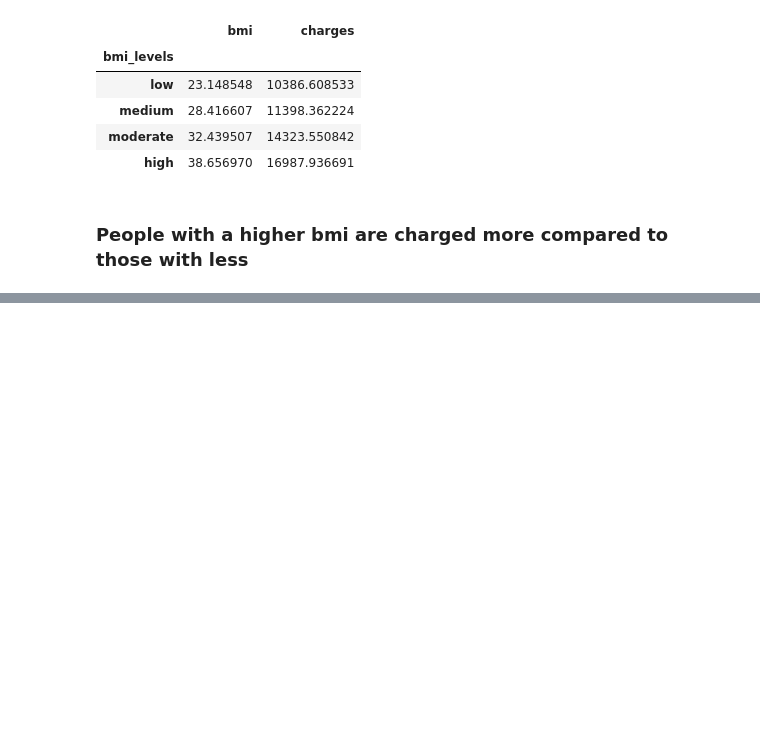
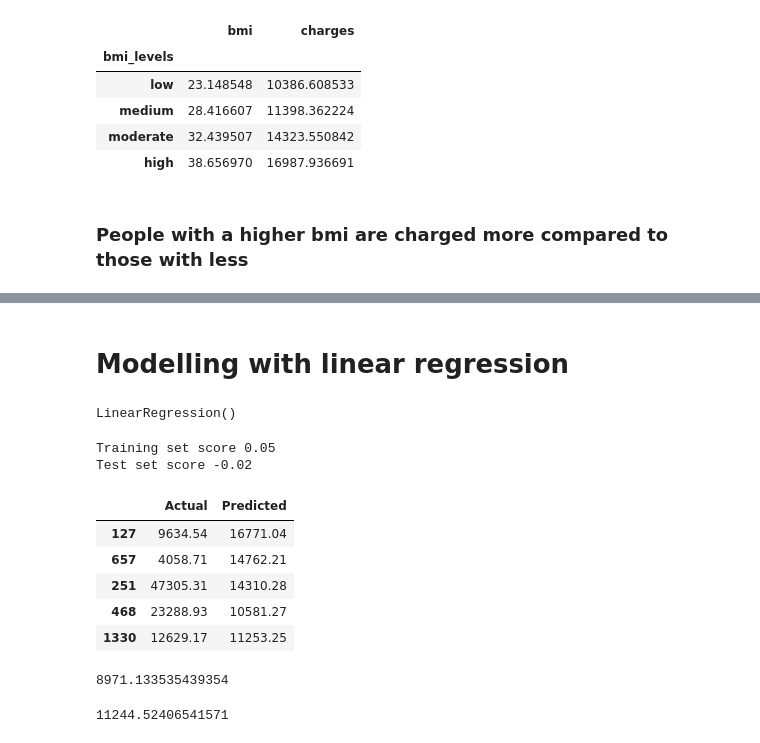
Before and after one commit to denzeil/Insurance-and-Churn-project, a Jupyter notebook: Insurance.ipynb, the cells around one changed output, grey strips where cells are left out. Saved outputs shown, nothing was run; the diff lists cells and outputs as text; code cells hidden in the pictures; blank space fills up the shorter version.

```diff
--- a/Insurance.ipynb
+++ b/Insurance.ipynb
@@ -276,0 +328,2 @@ insu_copy.groupby('bmi_levels')['bmi','charges'].mean()
+# %% [markdown]
+# Modelling with linear regression
@@ -276,0 +334,33 @@ insu_copy.groupby('bmi_levels')['bmi','charges'].mean()
+# %%
+#map out the dependant and independent variables
+x=np.array(insu_copy.bmi).reshape((-1,1))
+y=insu_copy.charges
+# %%
+#split the data into training and testing subsets
+x_train,x_test,y_train,y_test=train_test_split(x,y,test_size=0.3)
+# %%
+model=LinearRegression(fit_intercept=True)
+model.fit(x_train,y_train)
+# %% [output]
+LinearRegression()
+# %%
+#coefficient of determination,𝑅²,with score() method on model
+pd.options.display.float_format='{:.2f}'.format
+co_train='{:.2f}'.format(model.score(x_train,y_train))
+co_test='{:.2f}'.format(model.score(x_test,y_test))
+print(f'Training set score {co_train}')
+print(f'Test set score {co_test}')
+# %% [output]
+Training set score 0.05
+Test set score -0.02
+# %%
+predicted=model.predict(x_test)
+actual_vs_predicted=pd.DataFrame({'Actual':y_test,'Predicted':predicted})
+actual_vs_predicted.head()
+# %% [output]
+|  | Actual | Predicted |
+| 127 | 9634.54 | 16771.04 |
+| 657 | 4058.71 | 14762.21 |
+| 251 | 47305.31 | 14310.28 |
+| 468 | 23288.93 | 10581.27 |
+| 1330 | 12629.17 | 11253.25 |
@@ -276,0 +369,6 @@ insu_copy.groupby('bmi_levels')['bmi','charges'].mean()
+# %%
+#find the mean absolute error
+MAE=mean_absolute_error(y_true=y_test,y_pred=predicted)
+MAE
+# %% [output]
+8971.133535439354
@@ -276,0 +378,6 @@ insu_copy.groupby('bmi_levels')['bmi','charges'].mean()
+# %%
+#Get the root mean_squared error
+RMSE=MSE**(1/2)
+RMSE
+# %% [output]
+11244.52406541571
```
Also changed, not shown: parts of 19 cells of this notebook, 3 other files.
